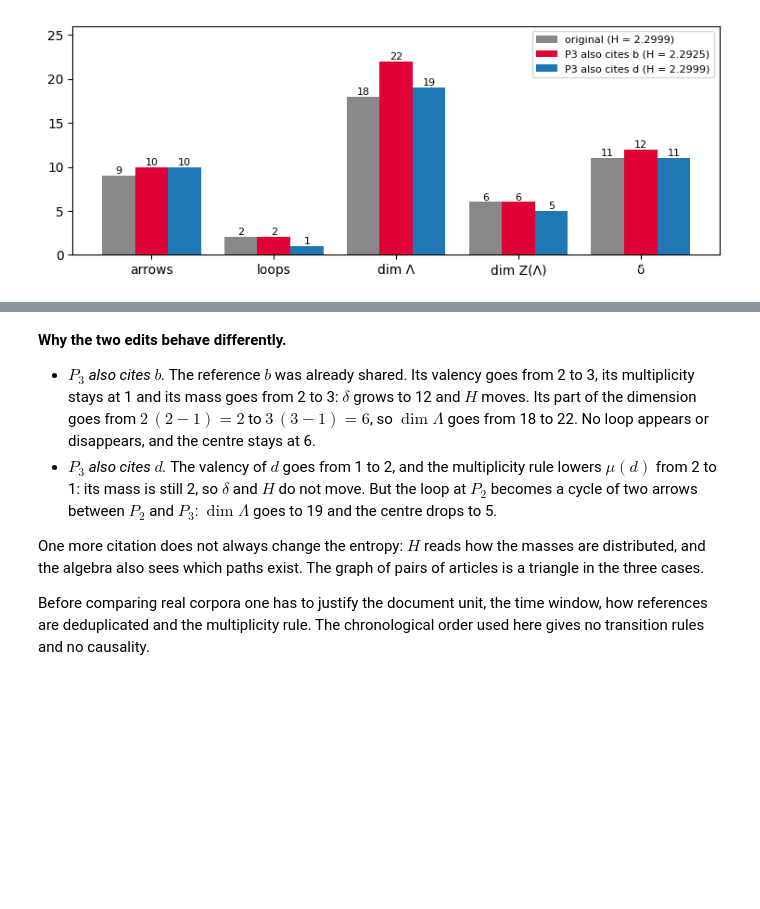
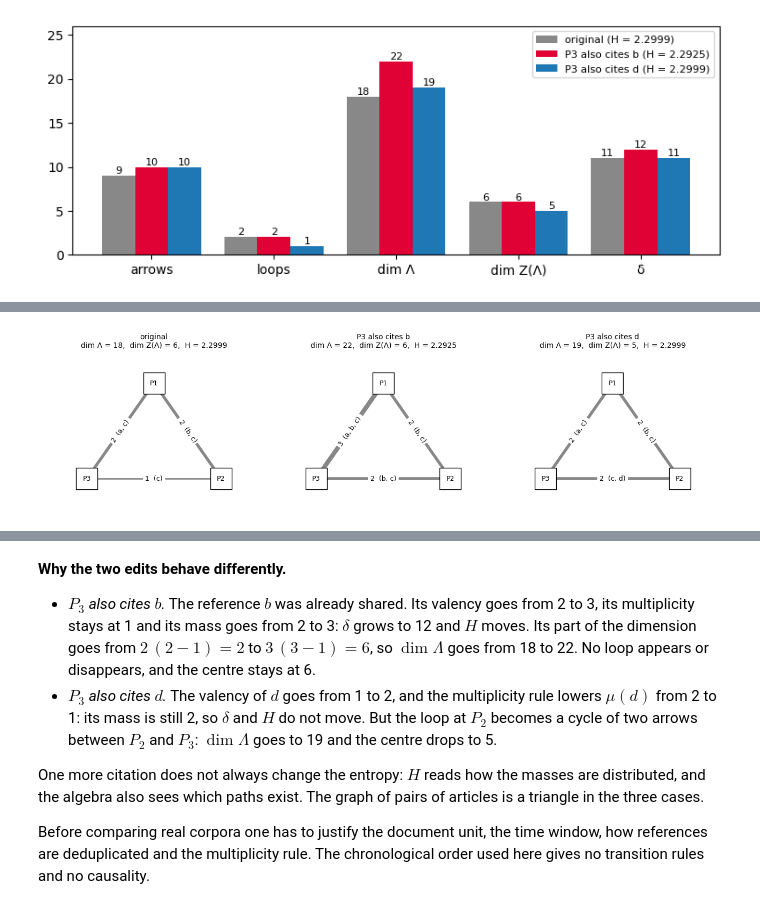
Before and after one commit to Izainea/aiq-quivers, a Jupyter notebook: workshop_ciarp2026.ipynb, the cells around one changed output, grey strips where cells are left out. Cells and saved outputs as stored; diff of their text form; code cells hidden in the pictures; blank space fills up the shorter version.

```diff
--- a/workshop_ciarp2026.ipynb
+++ b/workshop_ciarp2026.ipynb
@@ -1640,0 +1982,22 @@ plt.show()
+# %%
+fig, axes = plt.subplots(1, 3, figsize=(13, 3.6))
+tri_pos = {"P1": (0, 1), "P2": (1, -0.6), "P3": (-1, -0.6)}
+for ax, (label, bc, polygons_) in zip(axes, versions):
+    B = nx.Graph()
+    B.add_edges_from((p, "ref " + r) for p, refs in polygons_.items() for r in refs)
+    pairs = nx.bipartite.weighted_projected_graph(B, list(polygons_))
+    weights = nx.get_edge_attributes(pairs, "weight")
+    nx.draw_networkx_nodes(pairs, tri_pos, ax=ax, node_shape="s", node_color="white", edgecolors="black", node_size=800)
+    nx.draw_networkx_labels(pairs, tri_pos, ax=ax, font_size=9)
+    nx.draw_networkx_edges(pairs, tri_pos, ax=ax, width=[2 * weights[e] for e in pairs.edges], edge_color="#888888")
+    shared = {(p, q): ", ".join(sorted(set(polygons_[p]) & set(polygons_[q]))) for p, q in pairs.edges}
+    nx.draw_networkx_edge_labels(pairs, tri_pos, ax=ax, font_size=9,
+                                 edge_labels={e: f"{weights[e]}  ({shared[e]})" for e in pairs.edges})
+    r = report(bc)
+    ax.set_title(f"{label}\ndim Λ = {r['dim Λ']},  dim Z(Λ) = {r['dim Z(Λ)']},  H = {r['H (bits)']}", fontsize=10)
+    ax.margins(0.25)
+    ax.axis("off")
+plt.tight_layout()
+plt.show()
+# %% [output]
+[figure, added]
```
Also changed, not shown: parts of 25 cells of this notebook.
